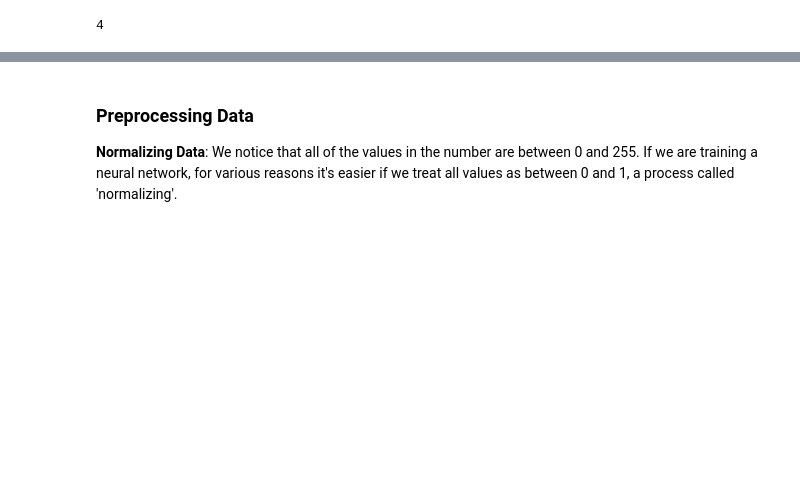
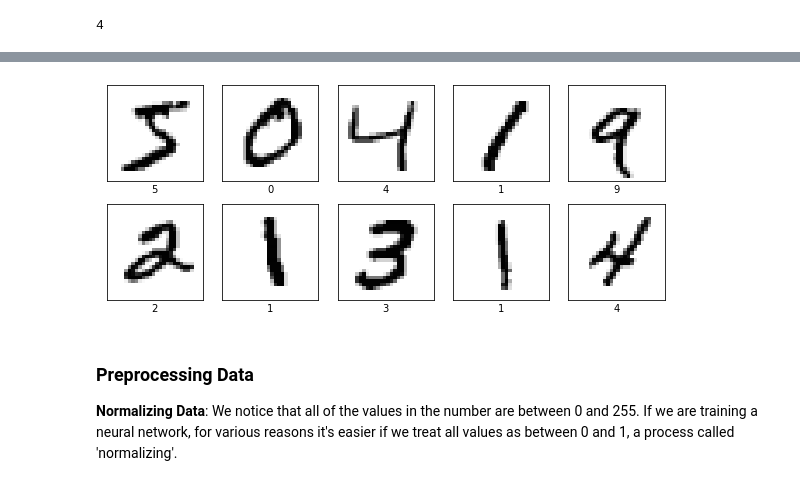
Before and after one commit to Mjrovai/UNIFEI-IESTI01-TinyML-2022.1, a Jupyter notebook: 00_Curse_Folder/1_Fundamentals/Class_08/TF_MNIST_Classification.ipynb, the cells around one changed output, grey strips where cells are left out. Cells and saved outputs as stored; diff of their text form; code cells hidden in the pictures; blank space fills up the shorter version.

```diff
--- a/00_Curse_Folder/1_Fundamentals/Class_08/TF_MNIST_Classification.ipynb
+++ b/00_Curse_Folder/1_Fundamentals/Class_08/TF_MNIST_Classification.ipynb
@@ -56,3 +110,14 @@ training_images.min()
+# %%
+plt.figure(figsize=(10,4))
+for i in range(10):
+    plt.subplot(2,5,i+1)
+    plt.xticks([])
+    plt.yticks([])
+    plt.grid(False)
+    plt.imshow(training_images[i], cmap='binary') # cmap = 'gray'
+    plt.xlabel(training_labels[i])
+# %% [output]
+[figure, added]
 # %% [markdown]
 ### Preprocessing Data
 
```
Also changed, not shown: parts of 34 cells of this notebook.
